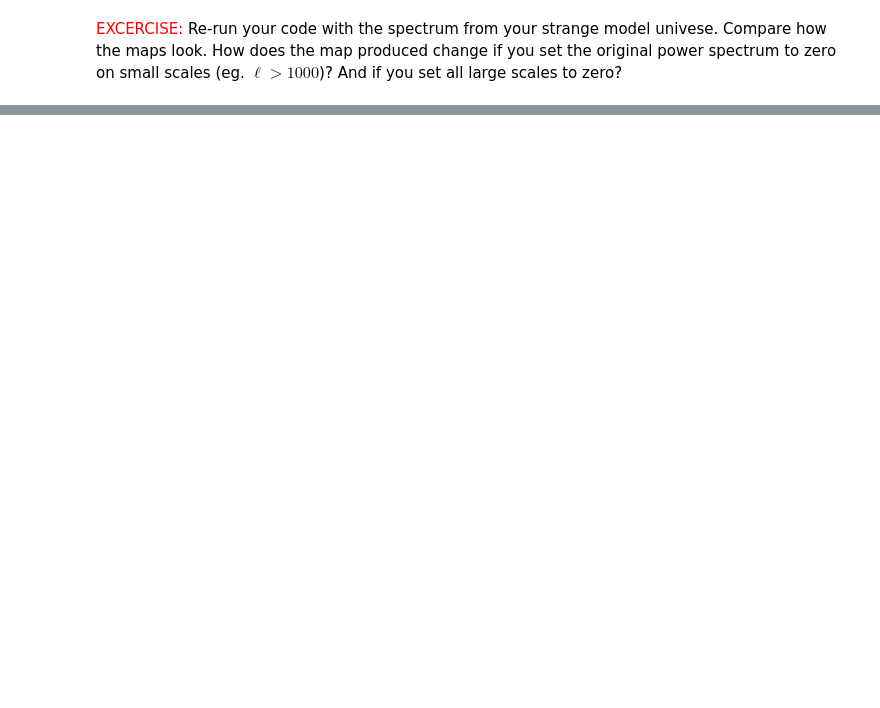
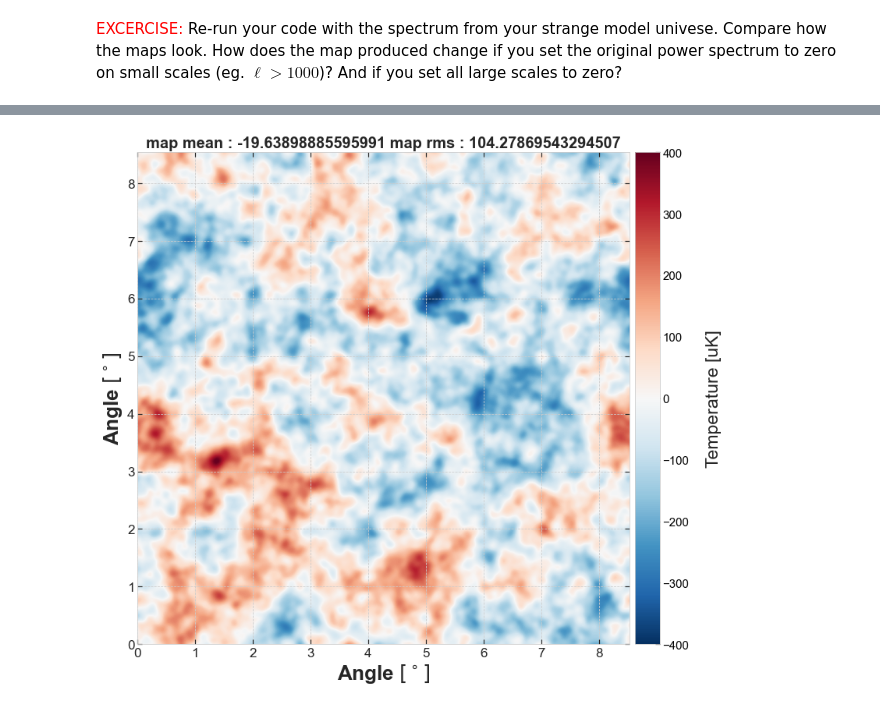
Before and after one commit to masterdesky/ELTE-data-sci-lab-2020, a Jupyter notebook: rewritten_CMB_school_codes/CMB_School_Part_01.ipynb, the cells around one changed output, grey strips where cells are left out. Saved outputs shown, nothing was run; the diff lists cells and outputs as text; code cells hidden in the pictures; blank space fills up the shorter version.

```diff
--- a/rewritten_CMB_school_codes/CMB_School_Part_01.ipynb
+++ b/rewritten_CMB_school_codes/CMB_School_Part_01.ipynb
@@ -301,0 +365,4 @@ Your comments go here
+# %%
+plot_CMB_map(CMB_T, X_width, Y_width, c_min, c_max)
+# %% [output]
+[figure, added]
```
Also changed, not shown: parts of 30 cells of this notebook, 6 other files.
